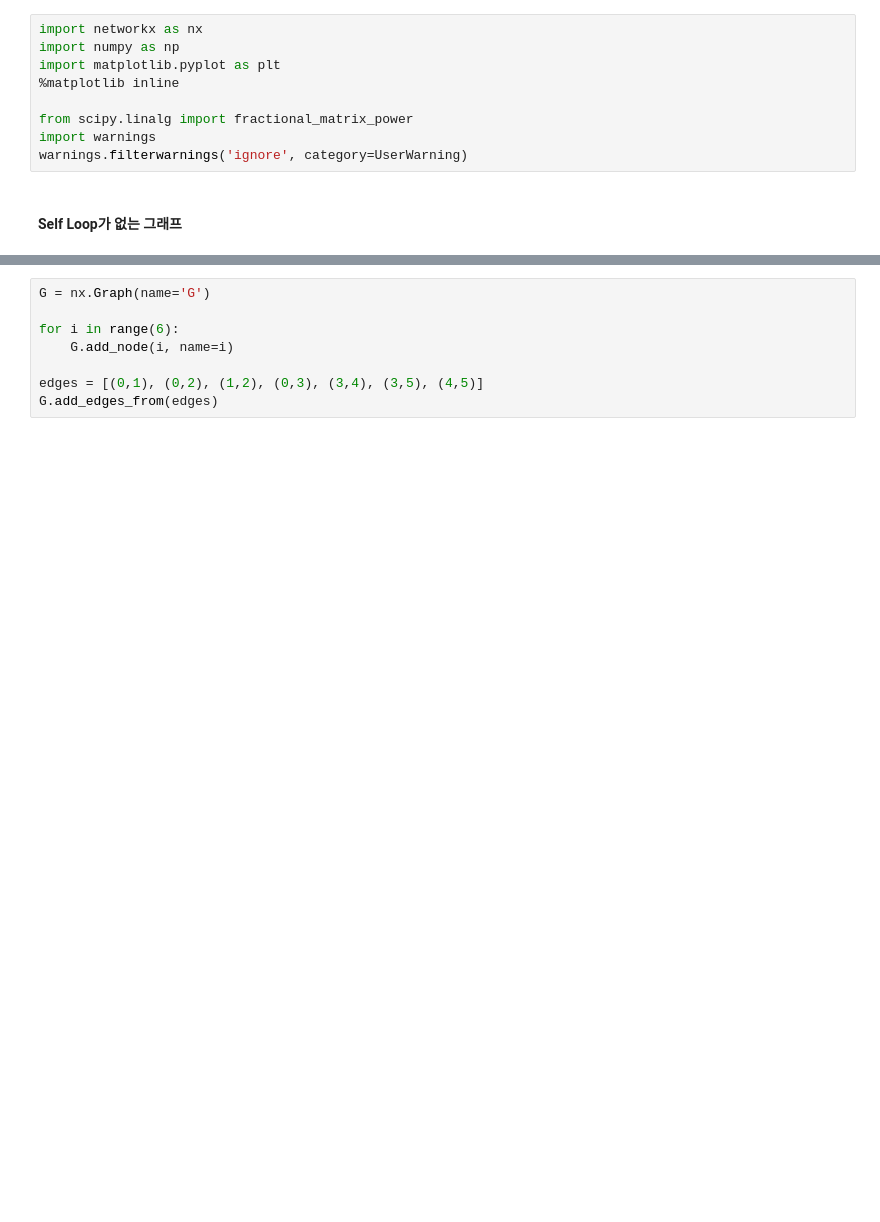
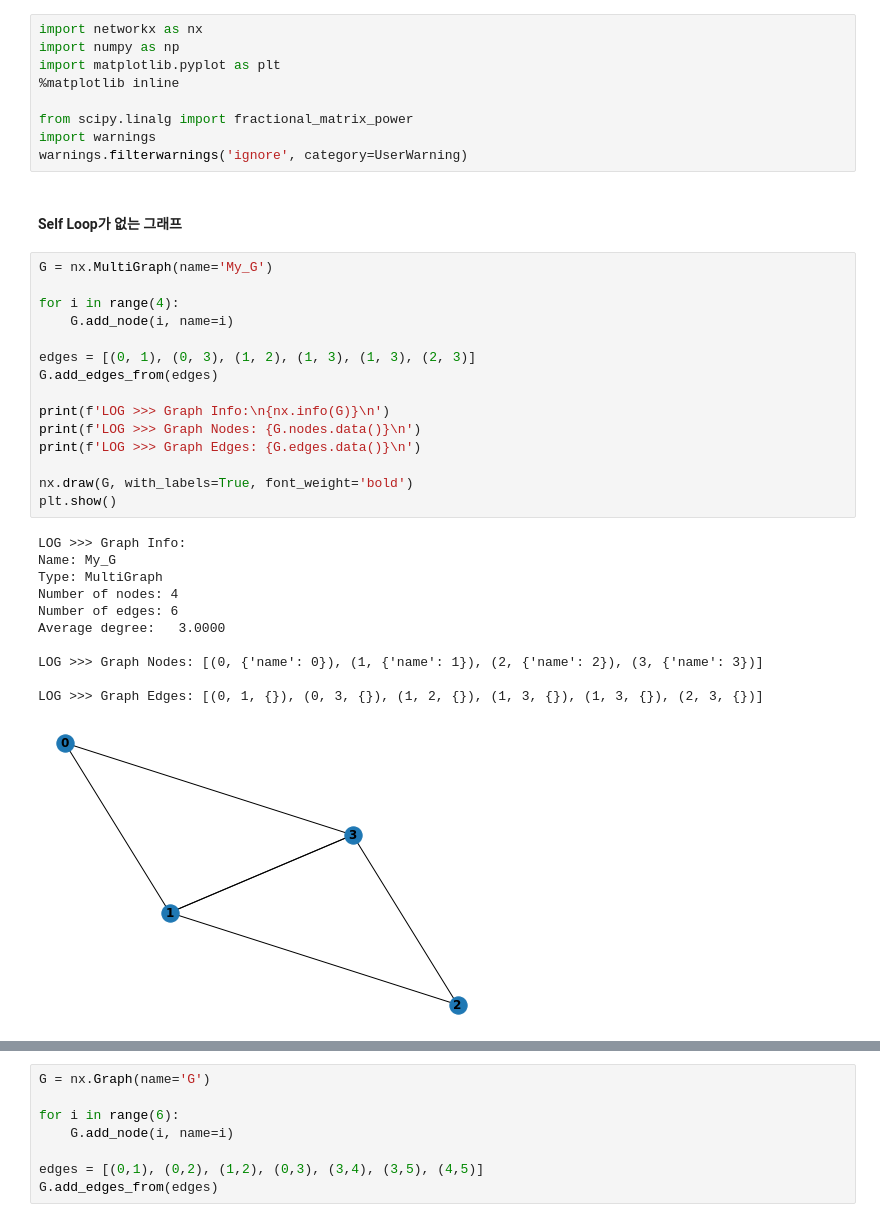
Before and after one commit to comojin1994/GCN, a Jupyter notebook: GCN_tutorial.ipynb, the cells around one changed output, grey strips where cells are left out. Saved outputs shown, nothing was run; the diff lists cells and outputs as text; blank space fills up the shorter version.

```diff
--- a/GCN_tutorial.ipynb
+++ b/GCN_tutorial.ipynb
@@ -9,3 +9,30 @@ import warnings
 warnings.filterwarnings('ignore', category=UserWarning)
 # %% [markdown]
 #### Self Loop가 없는 그래프
+# %%
+G = nx.MultiGraph(name='My_G')
+
+for i in range(4):
+    G.add_node(i, name=i)
+
+edges = [(0, 1), (0, 3), (1, 2), (1, 3), (1, 3), (2, 3)]
+G.add_edges_from(edges)
+
+print(f'LOG >>> Graph Info:\n{nx.info(G)}\n')
+print(f'LOG >>> Graph Nodes: {G.nodes.data()}\n')
+print(f'LOG >>> Graph Edges: {G.edges.data()}\n')
+
+nx.draw(G, with_labels=True, font_weight='bold')
+plt.show()
+# %% [output]
+LOG >>> Graph Info:
+Name: My_G
+Type: MultiGraph
+Number of nodes: 4
+Number of edges: 6
+Average degree:   3.0000
+
+LOG >>> Graph Nodes: [(0, {'name': 0}), (1, {'name': 1}), (2, {'name': 2}), (3, {'name': 3})]
+
+LOG >>> Graph Edges: [(0, 1, {}), (0, 3, {}), (1, 2, {}), (1, 3, {}), (1, 3, {}), (2, 3, {})]
+[figure, added]
```
Also changed, not shown: parts of 3 cells of this notebook, 1 other file.
